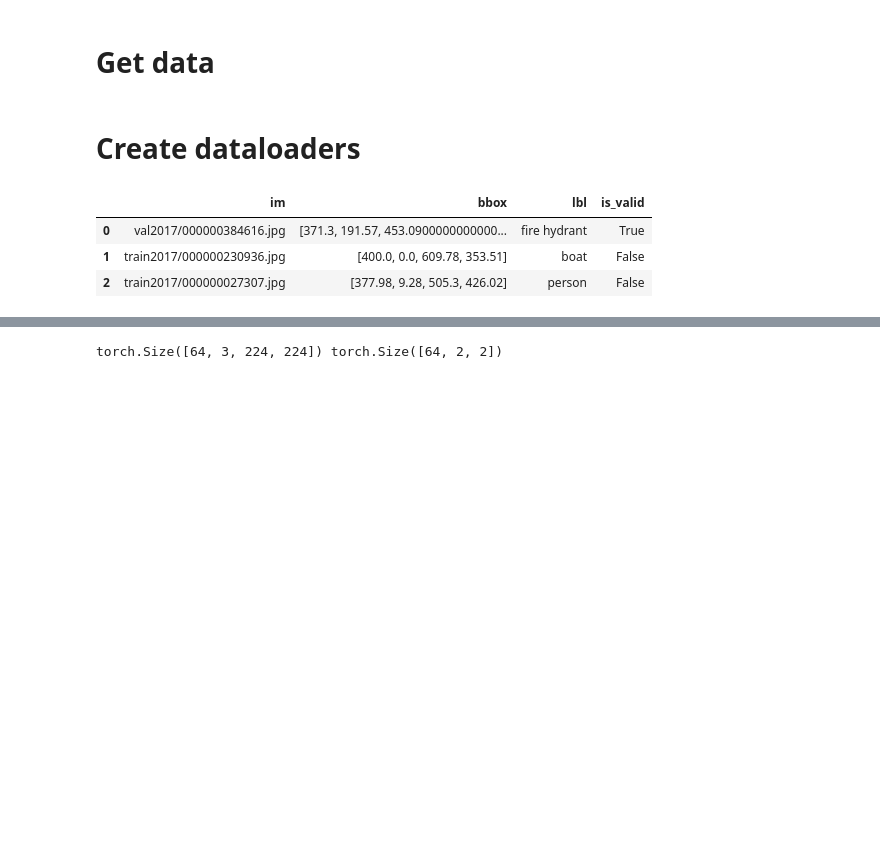
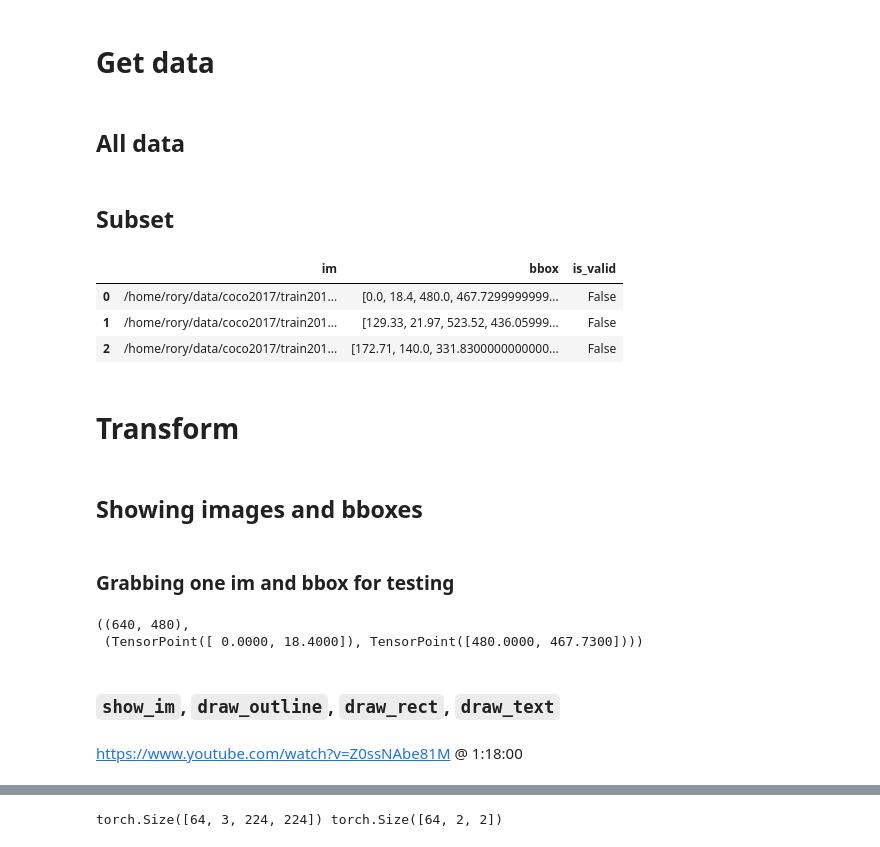
Before and after one commit to mccallion/rory, a Jupyter notebook: _20200915_bboxes_04_rewrite.ipynb, the cells around one changed output, grey strips where cells are left out. Saved outputs shown, nothing was run; the diff lists cells and outputs as text; code cells hidden in the pictures; blank space fills up the shorter version.

```diff
--- a/_20200915_bboxes_04_rewrite.ipynb
+++ b/_20200915_bboxes_04_rewrite.ipynb
@@ -4,7 +4,9 @@
 # %% [markdown]
 # Get data
+# %% [markdown]
+## All data
 # %%
-from fastai2.vision.all import *
+from fastai.vision.all import *
 from fastcore.test import *
 import pandas as pd
 
@@ -28,8 +30,8 @@ def unzip(*paths,dest):
 ### Get ims and annos ###
 ims_train, annos_train = get_annotations(path/'annotations/instances_train2017.json')
 ims_valid, annos_valid = get_annotations(path/'annotations/instances_val2017.json')
-ims_train = list(map(lambda x: 'train2017/'+x,ims_train))
-ims_valid = list(map(lambda x: 'val2017/'  +x,ims_valid))
+ims_train = list(map(lambda x: path/'train2017'/x,ims_train))
+ims_valid = list(map(lambda x: path/'val2017'/x,ims_valid))
 ims    = ims_train + ims_valid
 annos  = annos_train + annos_valid
 bboxes = [i[0] for i in annos]
@@ -49,7 +51,7 @@ largest_lbl  = [i[1] for i in largest_anno]
 is_valid     = [False]*len(ims_train) + [True]*len(ims_valid)
 
 ### Store outputs in dfd, df ###
-dfd = {
+dfd_all = {
     "im":ims,
     "annos":annos,
     "bboxes":bboxes,
@@ -59,18 +61,44 @@ dfd = {
     "bbox":largest_bbox,
     "lbl":largest_lbl,
     "is_valid":is_valid}
-df_all = pd.DataFrame(dfd)
+df_all = pd.DataFrame(dfd_all)
-# %% [markdown]
-#  Create dataloaders
+# %% [markdown]
+## Subset
 # %%
-df = pd.DataFrame(df_all[['im', 'bbox', 'lbl', 'is_valid']]
-                     .sample(frac=.1)
+### Get subset
+sample_frac = .1
+
+df = pd.DataFrame(df_all[['im', 'bbox', 'is_valid']]
+                     .sample(frac=sample_frac)
                      .reset_index()
                      .drop(columns='index')        # Note that drop creates a copy, so using
                     ).copy()                       ## .copy() is reundant (but good practice).
+dfd = df.to_dict()
 df.head(3)
 # %% [output]
-|  | im | bbox | lbl | is_valid |
-| 0 | val2017/000000384616.jpg | [371.3, 191.57, 453.0900000000000... | fire hydrant | True |
-| 1 | train2017/000000230936.jpg | [400.0, 0.0, 609.78, 353.51] | boat | False |
-| 2 | train2017/000000027307.jpg | [377.98, 9.28, 505.3, 426.02] | person | False |
+|  | im | bbox | is_valid |
+| 0 | /home/rory/data/coco2017/train201... | [0.0, 18.4, 480.0, 467.7299999999... | False |
+| 1 | /home/rory/data/coco2017/train201... | [129.33, 21.97, 523.52, 436.05999... | False |
+| 2 | /home/rory/data/coco2017/train201... | [172.71, 140.0, 331.8300000000000... | False |
+# %% [markdown]
+# Transform
+# %% [markdown]
+## Showing images and bboxes
+# %% [markdown]
+### Grabbing one im and bbox for testing
+# %%
+paths = L(dfd['im'][i] for i in range(len(dfd['im']))); paths[0]
+path2bbox = {dfd['im'][i]:dfd['bbox'][i] for i in range(len(dfd['im']))}
+
+imp = paths[0]
+im = PILImage.create(imp)
+bbox = path2bbox[imp]
+bbox = TensorPoint(bbox[:2]), TensorPoint(bbox[-2:])
+im.shape, bbox
+# %% [output]
+((640, 480),
+ (TensorPoint([ 0.0000, 18.4000]), TensorPoint([480.0000, 467.7300])))
+# %% [markdown]
+### `show_im`, `draw_outline`, `draw_rect`, `draw_text`
+# %% [markdown]
+https://www.youtube.com/watch?v=Z0ssNAbe81M @ 1:18:00
```
Also changed, not shown: parts of 13 cells of this notebook, 2 other files.
